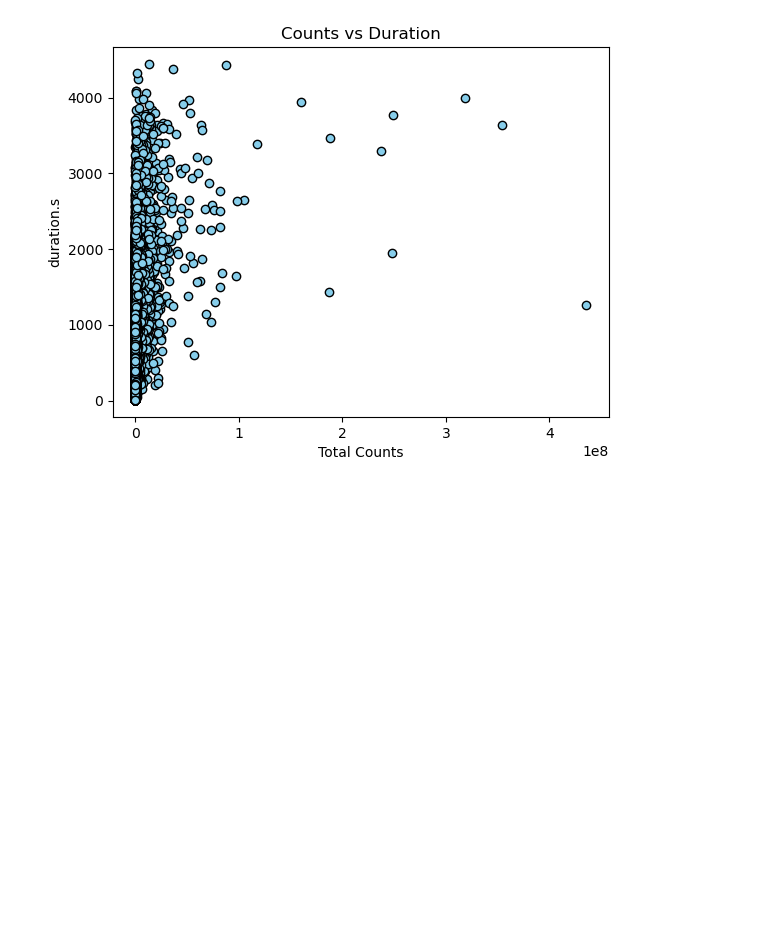
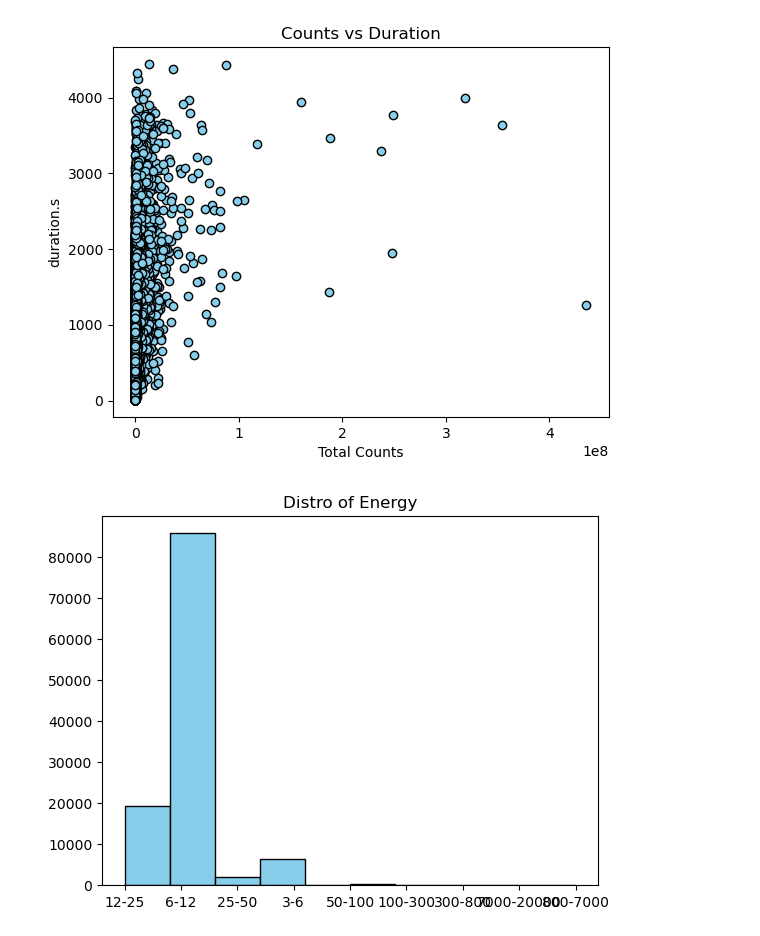
Before and after one commit to t-dowd/Solar-Flare-Project, a Jupyter notebook: SolarFlare.ipynb, the cells around one changed output. Cells and saved outputs as stored; diff of their text form; code cells hidden in the pictures; blank space fills up the shorter version.

```diff
--- a/SolarFlare.ipynb
+++ b/SolarFlare.ipynb
@@ -7,8 +7,7 @@ import numpy as np
 import pandas as pd
 
 # Convert to a Dataframe
-
-
+Full_Solar_Data = pd.read_csv('SolarData.csv',sep=',')
 rawSolarData_Unclean = pd.read_csv('SolarData.csv',sep=',') # Load .csv file into the a pandas data frame. Hopefully this wont sprawl your device
 rawSolarData_Unclean.value_counts()
 # %% [output]
@@ -74,3 +73,14 @@ plt.ylabel('duration.s')
 plt.show()
 # %% [output]
 [figure]
+# %%
+# Hist of Energy
+
+plt.hist(Full_Solar_Data['energy.kev'], bins=10, color='skyblue', edgecolor='black')
+
+plt.title('Distro of Energy')
+# plt.xlabel('Total Counts')
+# plt.ylabel('duration.s')
+plt.show()
+# %% [output]
+[figure, added]
```
Also changed, not shown: parts of 2 cells of this notebook.
